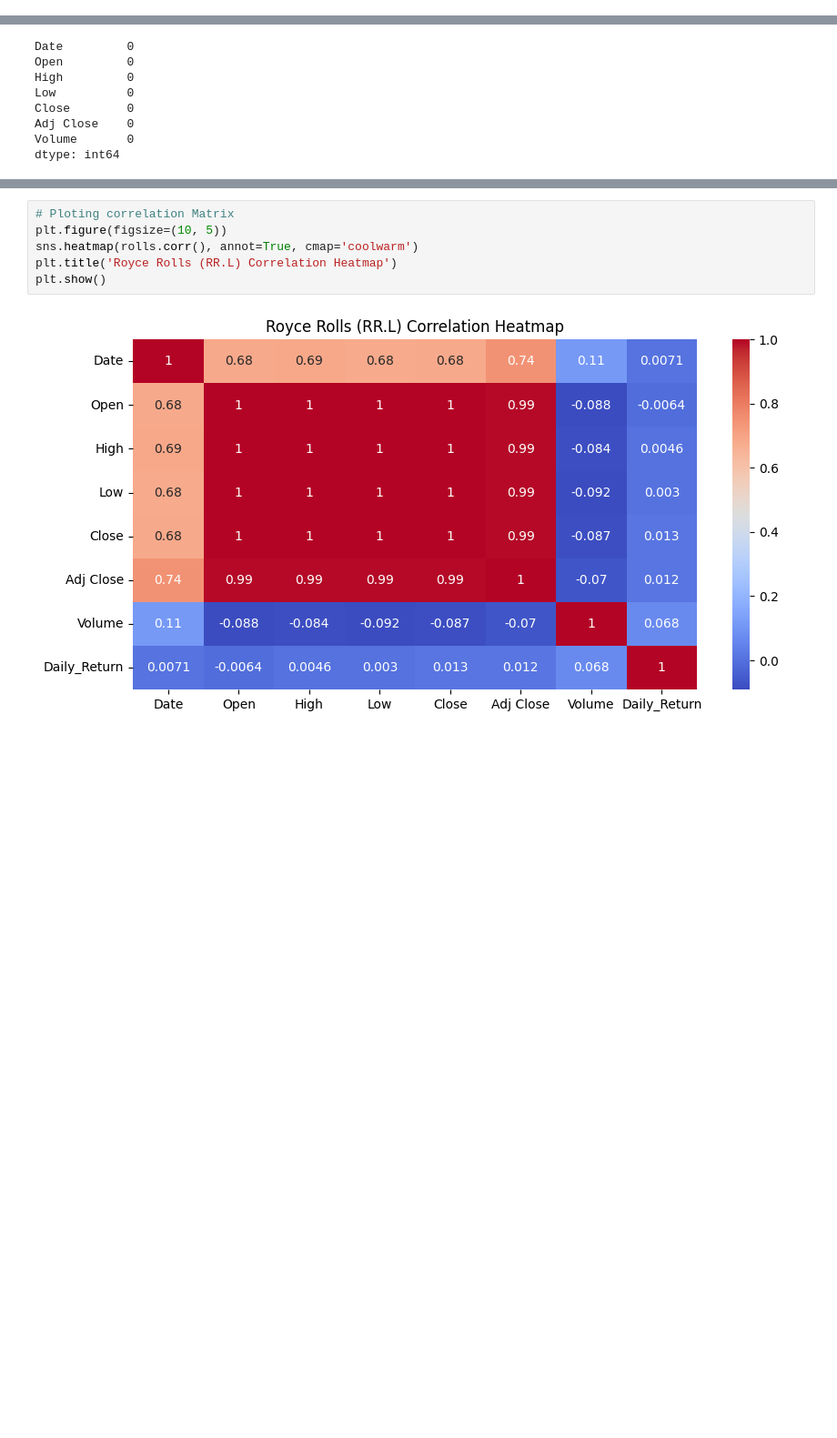
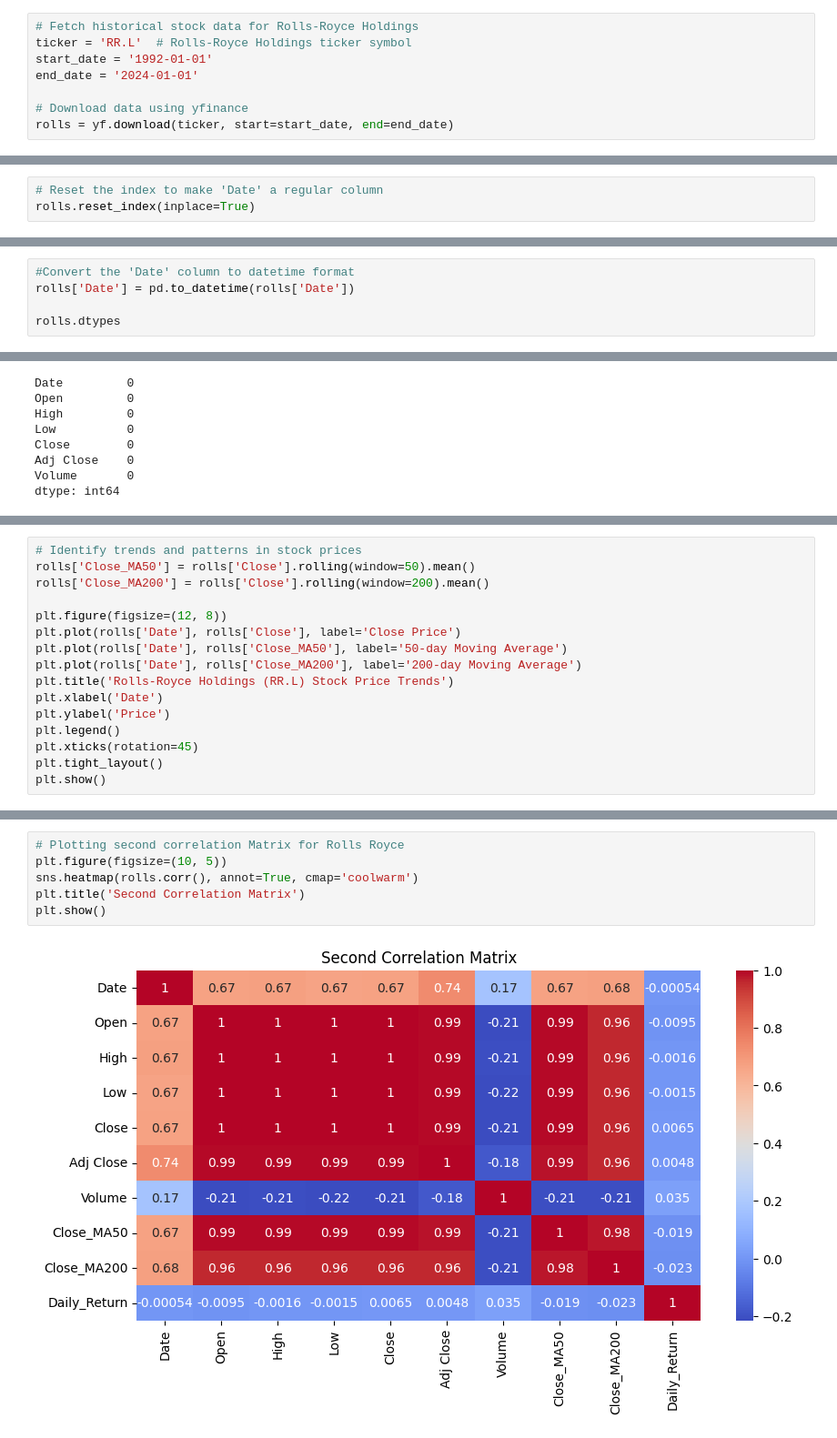
Before and after one commit to Ajah-Stephen/MSCPROJECT, a Jupyter notebook: MSCPROJECT.ipynb, the cells around one changed output, grey strips where cells are left out. Shown at 91% size. Cells and saved outputs as stored; diff of their text form; blank space fills up the shorter version.

```diff
--- a/MSCPROJECT.ipynb
+++ b/MSCPROJECT.ipynb
@@ -23,0 +59,8 @@ rolls = pd.read_csv('/content/RR.L.csv')
+# %%
+# Fetch historical stock data for Rolls-Royce Holdings
+ticker = 'RR.L'  # Rolls-Royce Holdings ticker symbol
+start_date = '1992-01-01'
+end_date = '2024-01-01'
+
+# Download data using yfinance
+rolls = yf.download(ticker, start=start_date, end=end_date)
@@ -23,0 +69,3 @@ rolls = pd.read_csv('/content/RR.L.csv')
+# %%
+# Reset the index to make 'Date' a regular column
+rolls.reset_index(inplace=True)
@@ -23,0 +74,5 @@ rolls = pd.read_csv('/content/RR.L.csv')
+# %%
+#Convert the 'Date' column to datetime format
+rolls['Date'] = pd.to_datetime(rolls['Date'])
+
+rolls.dtypes
@@ -163,0 +384,16 @@ Trading volume has been inconsistent, with periods of high activity and relative
+# %%
+# Identify trends and patterns in stock prices
+rolls['Close_MA50'] = rolls['Close'].rolling(window=50).mean()
+rolls['Close_MA200'] = rolls['Close'].rolling(window=200).mean()
+
+plt.figure(figsize=(12, 8))
+plt.plot(rolls['Date'], rolls['Close'], label='Close Price')
+plt.plot(rolls['Date'], rolls['Close_MA50'], label='50-day Moving Average')
+plt.plot(rolls['Date'], rolls['Close_MA200'], label='200-day Moving Average')
+plt.title('Rolls-Royce Holdings (RR.L) Stock Price Trends')
+plt.xlabel('Date')
+plt.ylabel('Price')
+plt.legend()
+plt.xticks(rotation=45)
+plt.tight_layout()
+plt.show()
@@ -217,8 +441,8 @@ rolls.corr()
 # %%
-# Ploting correlation Matrix
+# Plotting second correlation Matrix for Rolls Royce
 plt.figure(figsize=(10, 5))
 sns.heatmap(rolls.corr(), annot=True, cmap='coolwarm')
-plt.title('Royce Rolls (RR.L) Correlation Heatmap')
+plt.title('Second Correlation Matrix')
 plt.show()
 # %% [output]
-[figure, old version]
+[figure, new version]
```
Also changed, not shown: parts of 156 cells of this notebook.
